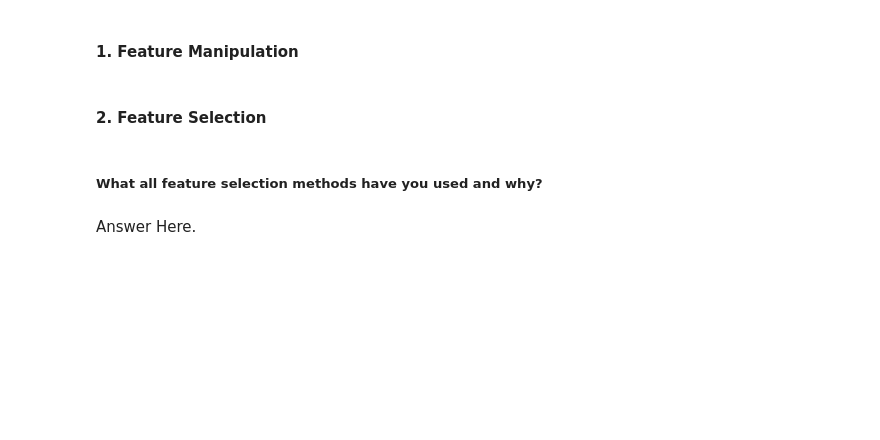
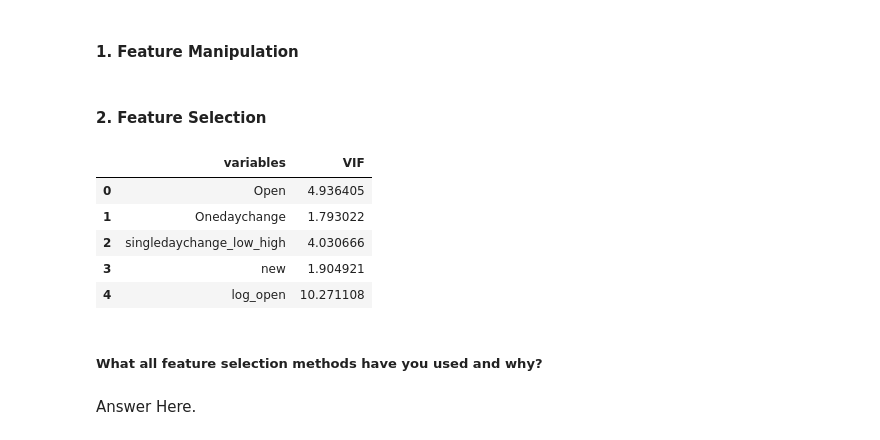
Before and after one commit to kumareshvj/Machine-learing---Regression, a Jupyter notebook: Yes_bank_stock_closing_price_prediction.ipynb, the cells around one changed output. Drawn from its saved outputs; the diff is of its cells as text; code cells hidden in the pictures; blank space fills up the shorter version.

```diff
--- a/Yes_bank_stock_closing_price_prediction.ipynb
+++ b/Yes_bank_stock_closing_price_prediction.ipynb
@@ -830,3 +840,23 @@ Answer Here.
+# %%
+# Select your features wisely to avoid overfitting
+
+def calc_vif(X):
+
+    # Calculating VIF
+    vif = pd.DataFrame()
+    vif["variables"] = X.columns
+    vif["VIF"] = [variance_inflation_factor(X.values, i) for i in range(X.shape[1])]
+
+    return(vif)
+# %%
+calc_vif(df[[i for i in df.describe().columns if i not in ['Close','High','Low']]])
+# %% [output]
+|  | variables | VIF |
+| 0 | Open | 4.936405 |
+| 1 | Onedaychange | 1.793022 |
+| 2 | singledaychange_low_high | 4.030666 |
+| 3 | new | 1.904921 |
+| 4 | log_open | 10.271108 |
 # %% [markdown]
 ##### What all feature selection methods have you used  and why?
 # %% [markdown]
```
Also changed, not shown: parts of 6 cells of this notebook.
